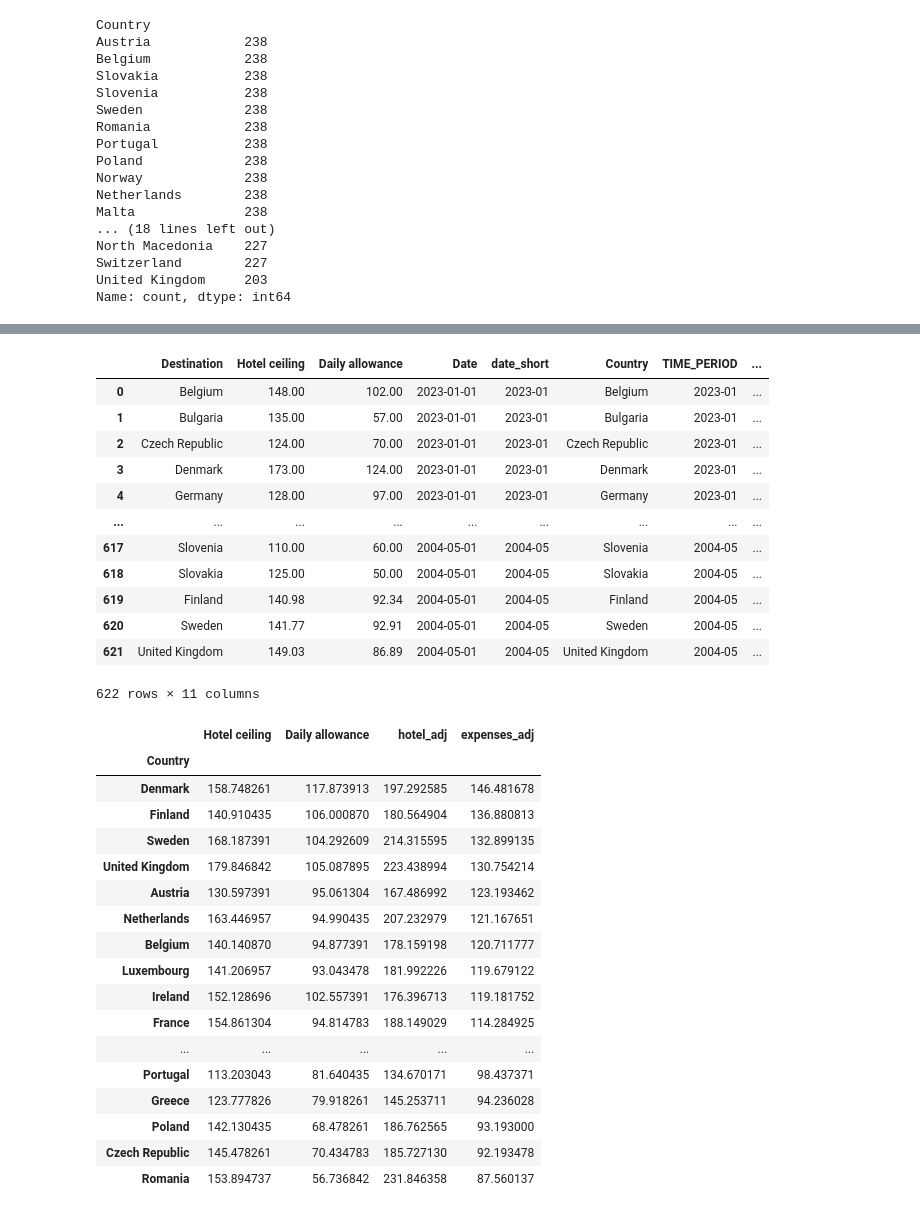
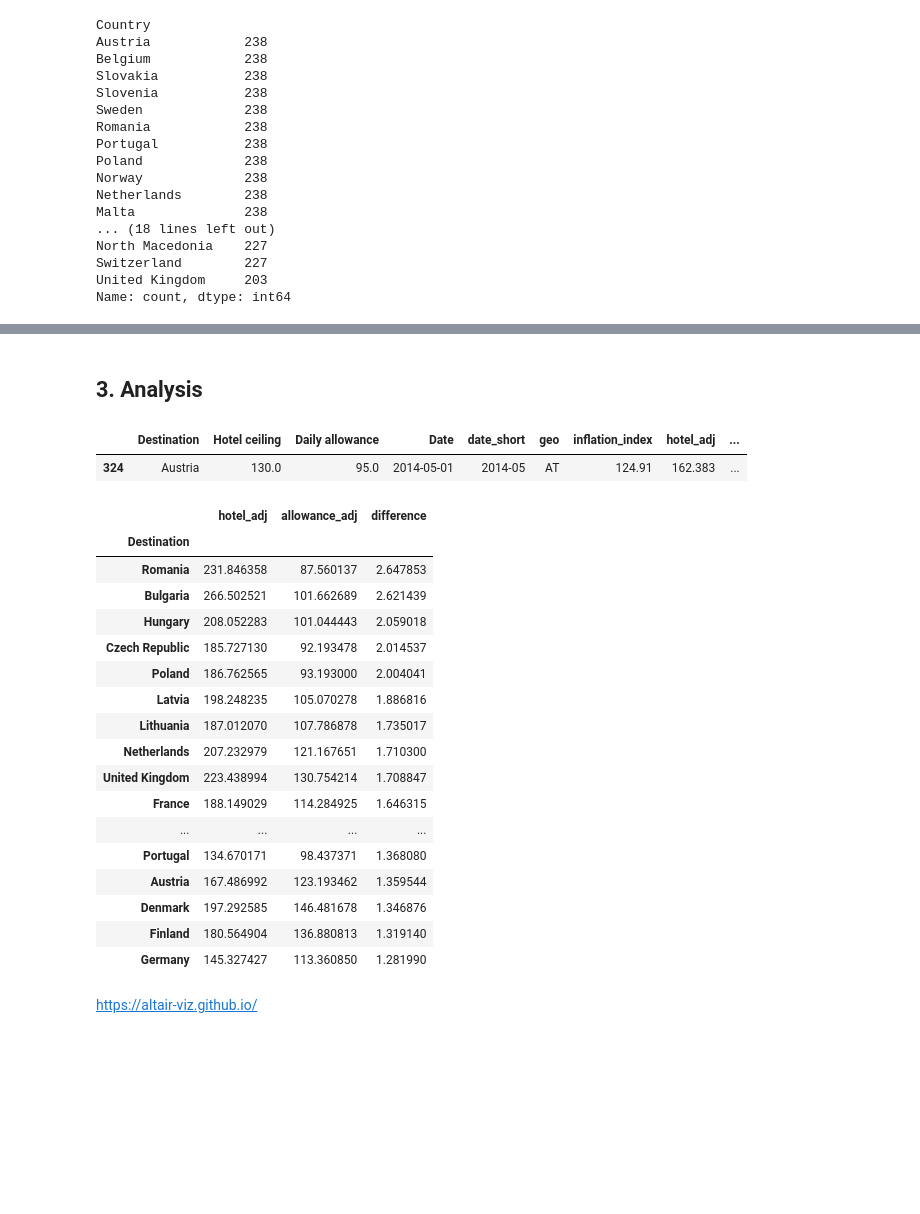
Before and after one commit to zufanka/2023-GUN_MIJ, a Jupyter notebook: filled_worksheets/3.2-data-analysis_introduction_filled-in.ipynb, the cells around one changed output, grey strips where cells are left out. Cells and saved outputs as stored; diff of their text form; code cells hidden in the pictures; blank space fills up the shorter version.

```diff
--- a/filled_worksheets/3.2-data-analysis_introduction_filled-in.ipynb
+++ b/filled_worksheets/3.2-data-analysis_introduction_filled-in.ipynb
@@ -465,40 +574,39 @@ df_inflation["Country"] = df_inflation["Country"].str.replace("Czechia", "Czech
 # %%
 df_adjusted["hotel_adj"] = df_adjusted["Hotel ceiling"] * (df_adjusted["inflation_index"] / 100)
-df_adjusted["expenses_adj"] = df_adjusted["Daily allowance"] * (df_adjusted["inflation_index"] / 100)
+df_adjusted["allowance_adj"] = df_adjusted["Daily allowance"] * (df_adjusted["inflation_index"] / 100)
 # %%
-df_adjusted
+df_adjusted.drop(["TIME_PERIOD", "Country", "OBS_FLAG", "Observation status (Flag)"],
+                axis=1,
+                inplace=True)
-# %% [output]
-|  | Destination | Hotel ceiling | Daily allowance | Date | date_short | Country | TIME_PERIOD | ... |
-| 0 | Belgium | 148.00 | 102.00 | 2023-01-01 | 2023-01 | Belgium | 2023-01 | ... |
-| 1 | Bulgaria | 135.00 | 57.00 | 2023-01-01 | 2023-01 | Bulgaria | 2023-01 | ... |
-| 2 | Czech Republic | 124.00 | 70.00 | 2023-01-01 | 2023-01 | Czech Republic | 2023-01 | ... |
-| 3 | Denmark | 173.00 | 124.00 | 2023-01-01 | 2023-01 | Denmark | 2023-01 | ... |
-| 4 | Germany | 128.00 | 97.00 | 2023-01-01 | 2023-01 | Germany | 2023-01 | ... |
-| ... | ... | ... | ... | ... | ... | ... | ... | ... |
-| 617 | Slovenia | 110.00 | 60.00 | 2004-05-01 | 2004-05 | Slovenia | 2004-05 | ... |
-| 618 | Slovakia | 125.00 | 50.00 | 2004-05-01 | 2004-05 | Slovakia | 2004-05 | ... |
-| 619 | Finland | 140.98 | 92.34 | 2004-05-01 | 2004-05 | Finland | 2004-05 | ... |
-| 620 | Sweden | 141.77 | 92.91 | 2004-05-01 | 2004-05 | Sweden | 2004-05 | ... |
-| 621 | United Kingdom | 149.03 | 86.89 | 2004-05-01 | 2004-05 | United Kingdom | 2004-05 | ... |
-622 rows × 11 columns
+# %% [markdown]
+## 3. Analysis
+# %%
+df_adjusted.sample()
+# %% [output]
+|  | Destination | Hotel ceiling | Daily allowance | Date | date_short | geo | inflation_index | hotel_adj | ... |
+| 324 | Austria | 130.0 | 95.0 | 2014-05-01 | 2014-05 | AT | 124.91 | 162.383 | ... |
+# %%
+averages = df_adjusted.groupby("Destination")[["hotel_adj", "allowance_adj"]].mean().sort_values("hotel_adj", ascending=False)
+averages["difference"] = averages["hotel_adj"] / averages["allowance_adj"]
+averages.sort_values("difference", ascending=False)
+# %% [output]
+|  | hotel_adj | allowance_adj | difference |
+| Destination |  |  |  |
+| Romania | 231.846358 | 87.560137 | 2.647853 |
+| Bulgaria | 266.502521 | 101.662689 | 2.621439 |
+| Hungary | 208.052283 | 101.044443 | 2.059018 |
+| Czech Republic | 185.727130 | 92.193478 | 2.014537 |
+| Poland | 186.762565 | 93.193000 | 2.004041 |
+| Latvia | 198.248235 | 105.070278 | 1.886816 |
+| Lithuania | 187.012070 | 107.786878 | 1.735017 |
+| Netherlands | 207.232979 | 121.167651 | 1.710300 |
+| United Kingdom | 223.438994 | 130.754214 | 1.708847 |
+| France | 188.149029 | 114.284925 | 1.646315 |
+| ... | ... | ... | ... |
+| Portugal | 134.670171 | 98.437371 | 1.368080 |
+| Austria | 167.486992 | 123.193462 | 1.359544 |
+| Denmark | 197.292585 | 146.481678 | 1.346876 |
+| Finland | 180.564904 | 136.880813 | 1.319140 |
+| Germany | 145.327427 | 113.360850 | 1.281990 |
 # %%
-df_adjusted.groupby("Country")[["Hotel ceiling", "Daily allowance", "hotel_adj","expenses_adj"]].mean().sort_values("expenses_adj", ascending=False)
+#df_adjusted.groupby("Country")[["Hotel ceiling", "Daily allowance", "hotel_adj","expenses_adj"]].mean().sort_values("expenses_adj", ascending=False)
-# %% [output]
-|  | Hotel ceiling | Daily allowance | hotel_adj | expenses_adj |
-| Country |  |  |  |  |
-| Denmark | 158.748261 | 117.873913 | 197.292585 | 146.481678 |
-| Finland | 140.910435 | 106.000870 | 180.564904 | 136.880813 |
-| Sweden | 168.187391 | 104.292609 | 214.315595 | 132.899135 |
-| United Kingdom | 179.846842 | 105.087895 | 223.438994 | 130.754214 |
-| Austria | 130.597391 | 95.061304 | 167.486992 | 123.193462 |
-| Netherlands | 163.446957 | 94.990435 | 207.232979 | 121.167651 |
-| Belgium | 140.140870 | 94.877391 | 178.159198 | 120.711777 |
-| Luxembourg | 141.206957 | 93.043478 | 181.992226 | 119.679122 |
-| Ireland | 152.128696 | 102.557391 | 176.396713 | 119.181752 |
-| France | 154.861304 | 94.814783 | 188.149029 | 114.284925 |
-| ... | ... | ... | ... | ... |
-| Portugal | 113.203043 | 81.640435 | 134.670171 | 98.437371 |
-| Greece | 123.777826 | 79.918261 | 145.253711 | 94.236028 |
-| Poland | 142.130435 | 68.478261 | 186.762565 | 93.193000 |
-| Czech Republic | 145.478261 | 70.434783 | 185.727130 | 92.193478 |
-| Romania | 153.894737 | 56.736842 | 231.846358 | 87.560137 |
@@ -504,0 +617,2 @@ df_adjusted.groupby("Country")[["Hotel ceiling", "Daily allowance", "hotel_adj",
+# %% [markdown]
+https://altair-viz.github.io/
```
Also changed, not shown: parts of 36 cells of this notebook, 1 other file.
